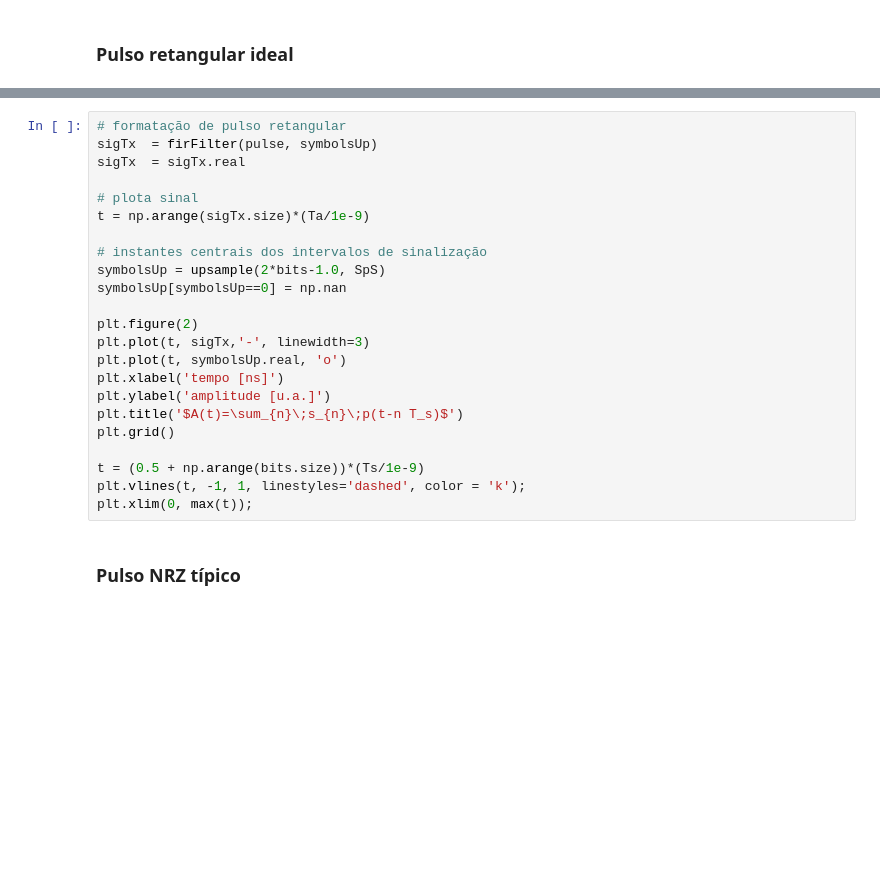
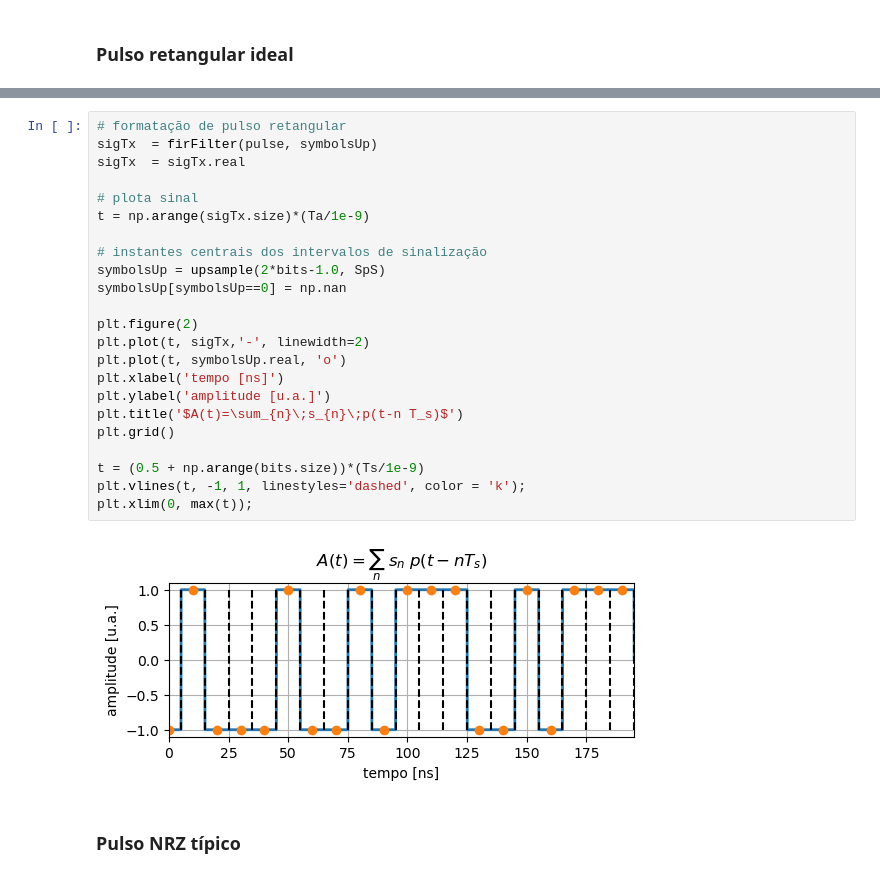
Before and after one commit to edsonportosilva/TDI, a Jupyter notebook: jupyter/1 - Transmissores e modulações digitais.ipynb, the cells around one changed output, grey strips where cells are left out. Cells and saved outputs as stored; diff of their text form; blank space fills up the shorter version.

```diff
--- a/jupyter/1 - Transmissores e modulações digitais.ipynb
+++ b/jupyter/1 - Transmissores e modulações digitais.ipynb
@@ -469,26 +491,28 @@ plt.grid()
 # %%
 # formatação de pulso retangular
 sigTx  = firFilter(pulse, symbolsUp)
 sigTx  = sigTx.real
 
 # plota sinal
 t = np.arange(sigTx.size)*(Ta/1e-9)
 
 # instantes centrais dos intervalos de sinalização
 symbolsUp = upsample(2*bits-1.0, SpS)
 symbolsUp[symbolsUp==0] = np.nan
 
 plt.figure(2)
-plt.plot(t, sigTx,'-', linewidth=3)
+plt.plot(t, sigTx,'-', linewidth=2)
 plt.plot(t, symbolsUp.real, 'o')
 plt.xlabel('tempo [ns]')
 plt.ylabel('amplitude [u.a.]')
 plt.title('$A(t)=\sum_{n}\;s_{n}\;p(t-n T_s)$')
 plt.grid()
 
 t = (0.5 + np.arange(bits.size))*(Ts/1e-9)
 plt.vlines(t, -1, 1, linestyles='dashed', color = 'k');
 plt.xlim(0, max(t));
+# %% [output]
+[figure, added]
 # %% [markdown]
 ### Pulso NRZ típico
 # %%
```
Also changed, not shown: parts of 32 cells of this notebook.
